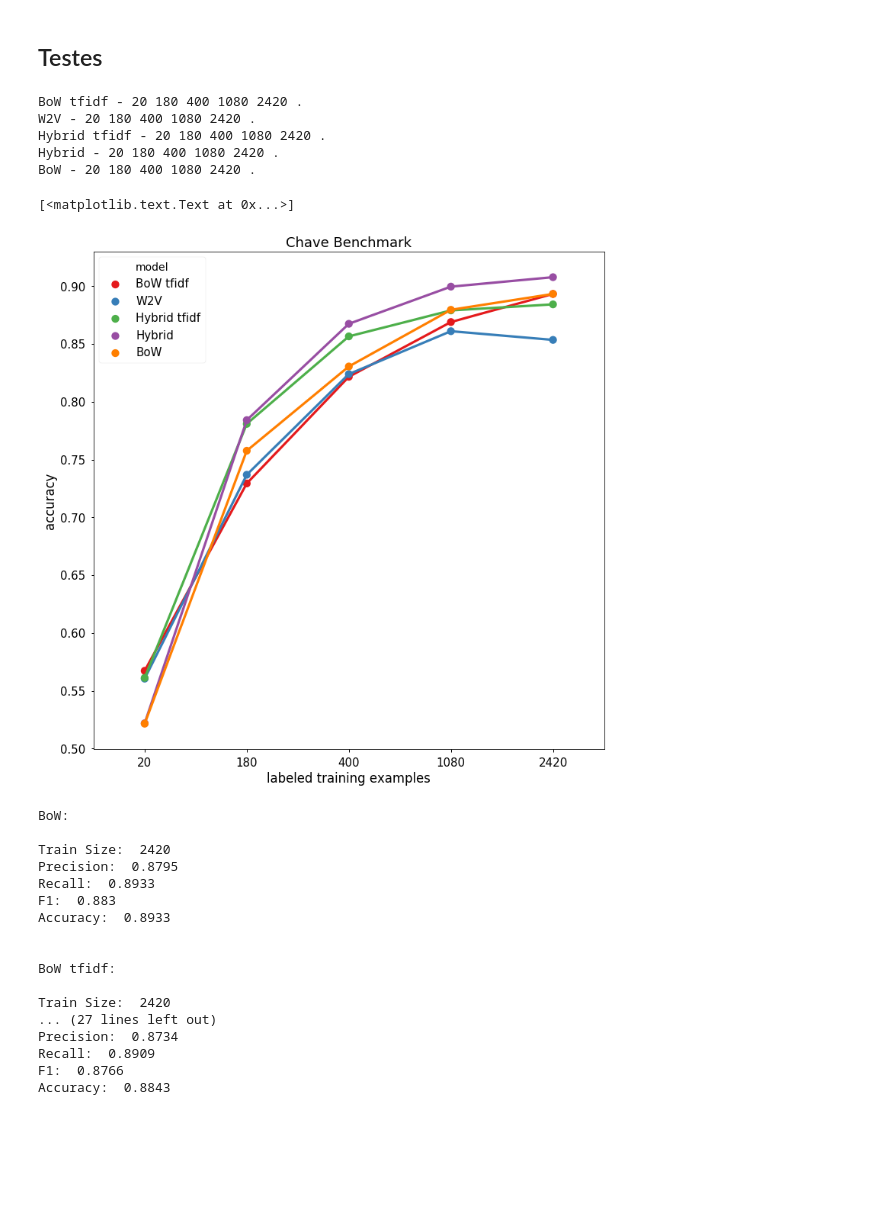
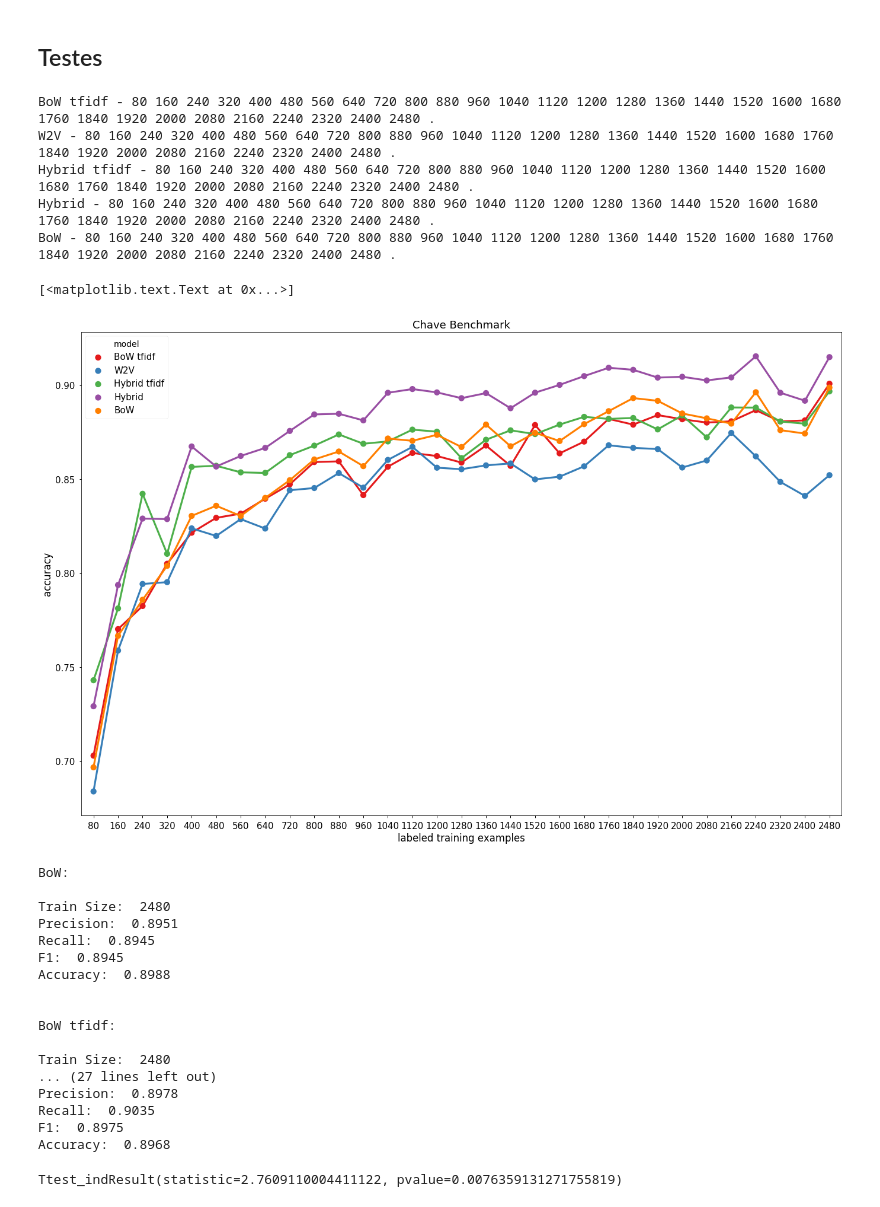
Before and after one commit to eduardogc8/qa-chave, a Jupyter notebook: benchmark.ipynb, the cells around one changed output. Saved outputs shown, nothing was run; the diff lists cells and outputs as text; code cells hidden in the pictures; blank space fills up the shorter version.

```diff
--- a/benchmark.ipynb
+++ b/benchmark.ipynb
@@ -206,7 +206,8 @@ def benchmark(model, X, y, n):
         scores['confusion'] = confusion_matrix(result, y_test)
     return scores
 
-train_sizes = [20, 180, 400, 1080, 2420]
+train_sizes = [80, 160, 240, 320, 400, 480, 560, 640, 720, 800, 880, 960, 1040, 1120, 1200, 1280, 1360,
+               1440, 1520, 1600, 1680, 1760, 1840, 1920, 2000, 2080, 2160, 2240, 2320, 2400, 2480]
 table = []
 for name in classifiers:
     print name,
@@ -224,32 +225,32 @@ for name in classifiers:
         print n,
     print '.'
 # %% [output]
-BoW tfidf - 20 180 400 1080 2420 .
-W2V - 20 180 400 1080 2420 .
-Hybrid tfidf - 20 180 400 1080 2420 .
-Hybrid - 20 180 400 1080 2420 .
-BoW - 20 180 400 1080 2420 .
+BoW tfidf - 80 160 240 320 400 480 560 640 720 800 880 960 1040 1120 1200 1280 1360 1440 1520 1600 1680 1760 1840 1920 2000 2080 2160 2240 2320 2400 2480 .
+W2V - 80 160 240 320 400 480 560 640 720 800 880 960 1040 1120 1200 1280 1360 1440 1520 1600 1680 1760 1840 1920 2000 2080 2160 2240 2320 2400 2480 .
+Hybrid tfidf - 80 160 240 320 400 480 560 640 720 800 880 960 1040 1120 1200 1280 1360 1440 1520 1600 1680 1760 1840 1920 2000 2080 2160 2240 2320 2400 2480 .
+Hybrid - 80 160 240 320 400 480 560 640 720 800 880 960 1040 1120 1200 1280 1360 1440 1520 1600 1680 1760 1840 1920 2000 2080 2160 2240 2320 2400 2480 .
+BoW - 80 160 240 320 400 480 560 640 720 800 880 960 1040 1120 1200 1280 1360 1440 1520 1600 1680 1760 1840 1920 2000 2080 2160 2240 2320 2400 2480 .
 # %%
 import pandas as pd
 import seaborn as sns
 %matplotlib inline
 import matplotlib.pyplot as plt
 
 sns.set_palette(sns.color_palette("Set1", 5))
 
 df = pd.DataFrame(table)
-plt.figure(figsize=(12, 12))
+plt.figure(figsize=(23, 15))
 names = ['BoW', 'BoW tfidf', 'W2V', 'Hybrid', 'Hybrid tfidf']
 fig = sns.pointplot(x='train_size', y='accuracy', hue='model',
                     data=df[df.model.map(lambda x: x in names)])
 sns.set_context("notebook", font_scale=1.5)
 fig.set(ylabel="accuracy")
 fig.set(xlabel="labeled training examples")
 fig.set(title="Chave Benchmark")
 fig.set(ylabel="accuracy")
 # %% [output]
 [<matplotlib.text.Text at 0x...>]
-[figure, old version]
+[figure, new version]
 # %%
 def print_scores(model):
     last = {}
@@ -279,18 +280,33 @@ print_scores('Hybrid tfidf')
 # %% [output]
 BoW:
 
-Train Size:  2420
-Precision:  0.8795
-Recall:  0.8933
-F1:  0.883
-Accuracy:  0.8933
+Train Size:  2480
+Precision:  0.8951
+Recall:  0.8945
+F1:  0.8945
+Accuracy:  0.8988
 
 
 BoW tfidf:
 
-Train Size:  2420
+Train Size:  2480
 ... (27 lines left out)
-Precision:  0.8734
-Recall:  0.8909
-F1:  0.8766
-Accuracy:  0.8843
+Precision:  0.8978
+Recall:  0.9035
+F1:  0.8975
+Accuracy:  0.8968
+# %%
+import scipy
+
+a = []
+b = []
+
+for t in table:
+    if t['model'] == 'Hybrid':
+        a.append(t['accuracy'])
+    if t['model'] == 'BoW tfidf':
+        b.append(t['accuracy'])
+
+scipy.stats.ttest_ind(a, b)
+# %% [output]
+Ttest_indResult(statistic=2.7609110004411122, pvalue=0.0076359131271755819)
```
